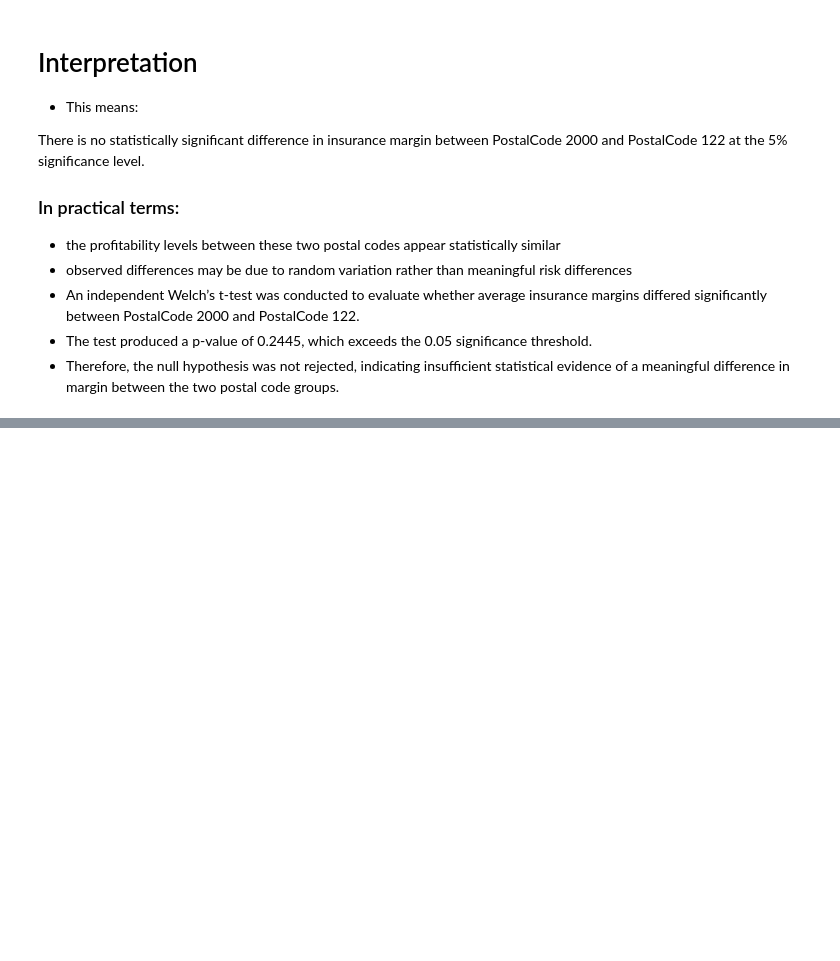
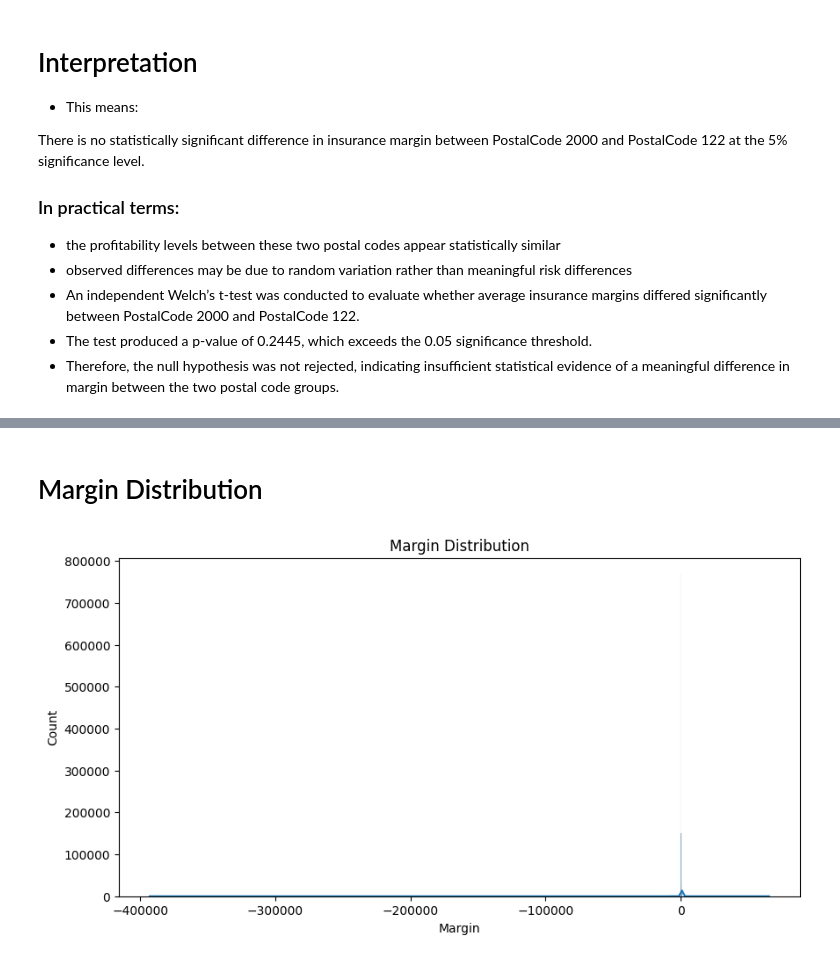
Before and after one commit to yenguandroid/Insurance-risk-analytics, a Jupyter notebook: notebooks/task3_hypothesis_testing.ipynb, the cells around one changed output, grey strips where cells are left out. Cells and saved outputs as stored; diff of their text form; code cells hidden in the pictures; blank space fills up the shorter version.

```diff
--- a/notebooks/task3_hypothesis_testing.ipynb
+++ b/notebooks/task3_hypothesis_testing.ipynb
@@ -250,0 +433,17 @@ There is no statistically significant difference in insurance margin between Pos
+# %% [markdown]
+# Margin Distribution
+# %%
+plt.figure(figsize=(10,5))
+
+sns.histplot(
+    df["Margin"],
+    kde=True
+)
+
+plt.title(
+    "Margin Distribution"
+)
+
+plt.show()
+# %% [output]
+[figure, added]
```
Also changed, not shown: parts of 27 cells of this notebook, 3 other files.
